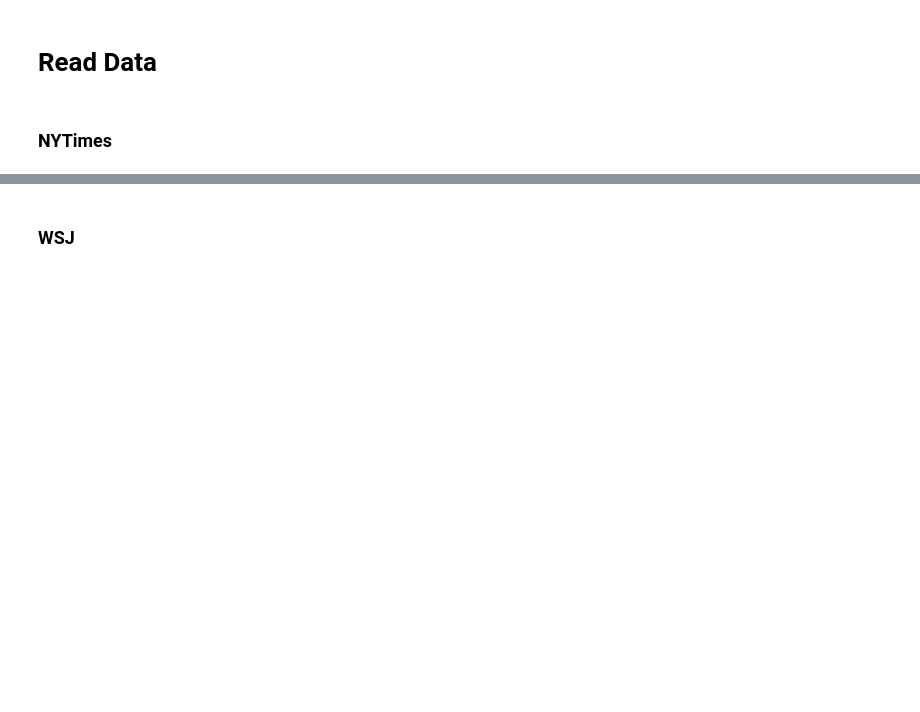
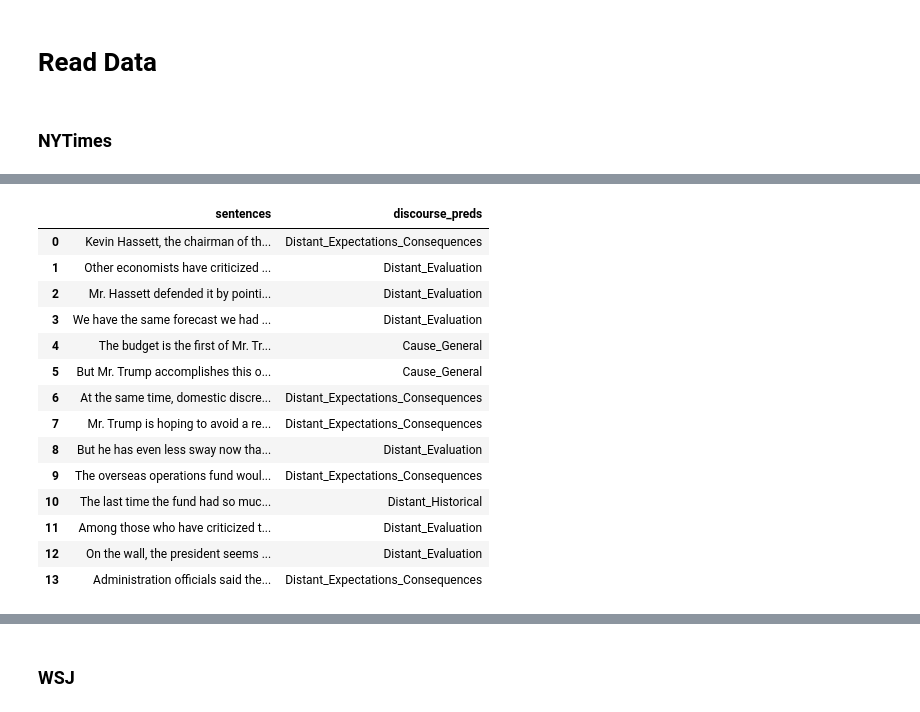
Before and after one commit to alex2awesome/press-releases, a Jupyter notebook: notebooks/2023-05-17__parse-open-sourced-articles.ipynb, the cells around one changed output, grey strips where cells are left out. Saved outputs shown, nothing was run; the diff lists cells and outputs as text; code cells hidden in the pictures; blank space fills up the shorter version.

```diff
--- a/notebooks/2023-05-17__parse-open-sourced-articles.ipynb
+++ b/notebooks/2023-05-17__parse-open-sourced-articles.ipynb
@@ -93,0 +376,30 @@ press_release_articles.drop_duplicates('url').shape
+# %%
+full_nytimes_discourse_df = full_nytimes_discourse_df.sort_values(['doc_id', 'sent_idx'])
+# %%
+doc_ids = full_nytimes_discourse_df['doc_id'].unique()
+# %%
+doc_ids = list(filter(lambda x: '/video' not in x and '/slideshow' not in x, doc_ids))
+# %%
+pd.options.display.max_colwidth = 400
+pd.options.display.html.use_mathjax = False
+doc_id = doc_ids[-10006]
+(full_nytimes_discourse_df
+ .loc[lambda df: df['doc_id'] == doc_id]
+ [['sentences', 'discourse_preds']]
+)
+# %% [output]
+|  | sentences | discourse_preds |
+| 0 | Kevin Hassett, the chairman of th... | Distant_Expectations_Consequences |
+| 1 | Other economists have criticized ... | Distant_Evaluation |
+| 2 | Mr. Hassett defended it by pointi... | Distant_Evaluation |
+| 3 | We have the same forecast we had ... | Distant_Evaluation |
+| 4 | The budget is the first of Mr. Tr... | Cause_General |
+| 5 | But Mr. Trump accomplishes this o... | Cause_General |
+| 6 | At the same time, domestic discre... | Distant_Expectations_Consequences |
+| 7 | Mr. Trump is hoping to avoid a re... | Distant_Expectations_Consequences |
+| 8 | But he has even less sway now tha... | Distant_Evaluation |
+| 9 | The overseas operations fund woul... | Distant_Expectations_Consequences |
+| 10 | The last time the fund had so muc... | Distant_Historical |
+| 11 | Among those who have criticized t... | Distant_Evaluation |
+| 12 | On the wall, the president seems ... | Distant_Evaluation |
+| 13 | Administration officials said the... | Distant_Expectations_Consequences |
```
Also changed, not shown: parts of 83 cells of this notebook, 27 other files.
